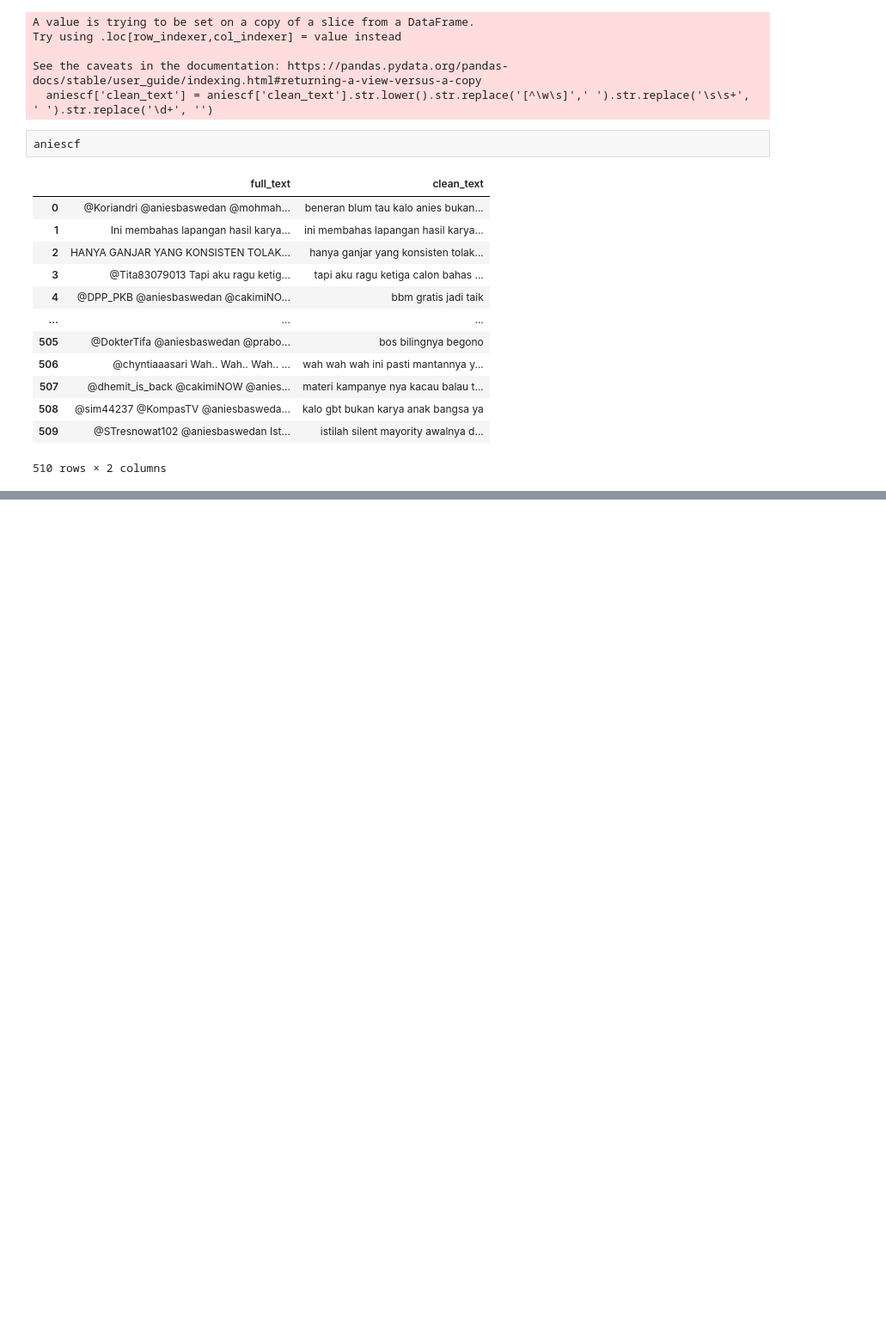
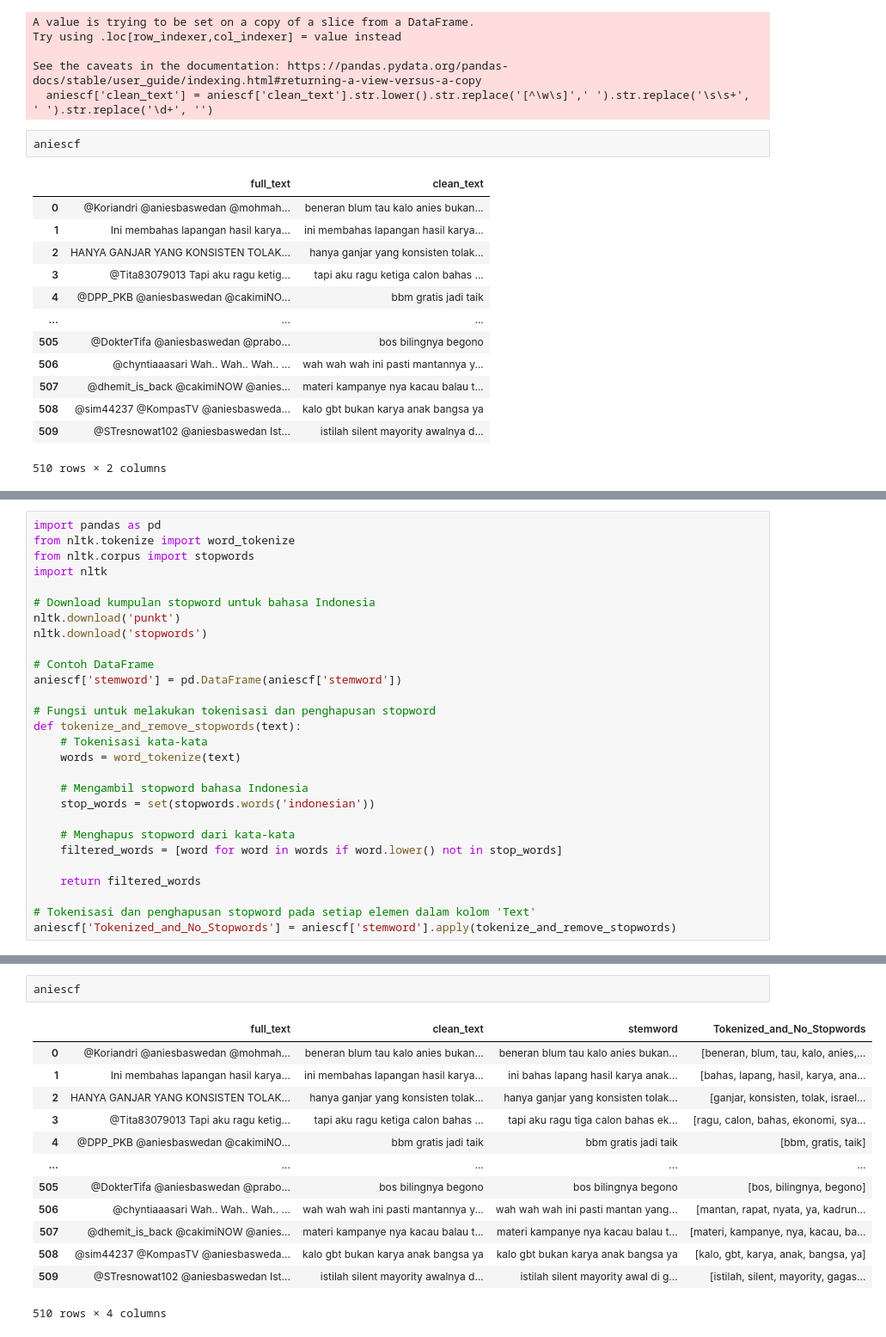
Before and after one commit to Alisya0910/SkripsiAlisya, a Jupyter notebook: Preprocessing.ipynb, the cells around one changed output, grey strips where cells are left out. Shown: that part at 86% size. Cells and saved outputs as stored; diff of their text form; blank space fills up the shorter version.

```diff
--- a/Preprocessing.ipynb
+++ b/Preprocessing.ipynb
@@ -241,0 +231,28 @@ aniescf[['clean_text','Tokenized_and_No_Stopwords']]
+# %%
+import pandas as pd
+from nltk.tokenize import word_tokenize
+from nltk.corpus import stopwords
+import nltk
+
+# Download kumpulan stopword untuk bahasa Indonesia
+nltk.download('punkt')
+nltk.download('stopwords')
+
+# Contoh DataFrame
+aniescf['stemword'] = pd.DataFrame(aniescf['stemword'])
+
+# Fungsi untuk melakukan tokenisasi dan penghapusan stopword
+def tokenize_and_remove_stopwords(text):
+    # Tokenisasi kata-kata
+    words = word_tokenize(text)
+
+    # Mengambil stopword bahasa Indonesia
+    stop_words = set(stopwords.words('indonesian'))
+
+    # Menghapus stopword dari kata-kata
+    filtered_words = [word for word in words if word.lower() not in stop_words]
+
+    return filtered_words
+
+# Tokenisasi dan penghapusan stopword pada setiap elemen dalam kolom 'Text'
+aniescf['Tokenized_and_No_Stopwords'] = aniescf['stemword'].apply(tokenize_and_remove_stopwords)
@@ -241,0 +274,16 @@ aniescf[['clean_text','Tokenized_and_No_Stopwords']]
+# %%
+aniescf
+# %% [output]
+|  | full_text | clean_text | stemword | Tokenized_and_No_Stopwords |
+| 0 | @Koriandri @aniesbaswedan @mohmah... | beneran blum tau kalo anies bukan... | beneran blum tau kalo anies bukan... | [beneran, blum, tau, kalo, anies,... |
+| 1 | Ini membahas lapangan hasil karya... | ini membahas lapangan hasil karya... | ini bahas lapang hasil karya anak... | [bahas, lapang, hasil, karya, ana... |
+| 2 | HANYA GANJAR YANG KONSISTEN TOLAK... | hanya ganjar yang konsisten tolak... | hanya ganjar yang konsisten tolak... | [ganjar, konsisten, tolak, israel... |
+| 3 | @Tita83079013 Tapi aku ragu ketig... | tapi aku ragu ketiga calon bahas ... | tapi aku ragu tiga calon bahas ek... | [ragu, calon, bahas, ekonomi, sya... |
+| 4 | @DPP_PKB @aniesbaswedan @cakimiNO... | bbm gratis jadi taik | bbm gratis jadi taik | [bbm, gratis, taik] |
+| ... | ... | ... | ... | ... |
+| 505 | @DokterTifa @aniesbaswedan @prabo... | bos bilingnya begono | bos bilingnya begono | [bos, bilingnya, begono] |
+| 506 | @chyntiaaasari Wah.. Wah.. Wah.. ... | wah wah wah ini pasti mantannya y... | wah wah wah ini pasti mantan yang... | [mantan, rapat, nyata, ya, kadrun... |
+| 507 | @dhemit_is_back @cakimiNOW @anies... | materi kampanye nya kacau balau t... | materi kampanye nya kacau balau t... | [materi, kampanye, nya, kacau, ba... |
+| 508 | @sim44237 @KompasTV @aniesbasweda... | kalo gbt bukan karya anak bangsa ya | kalo gbt bukan karya anak bangsa ya | [kalo, gbt, karya, anak, bangsa, ya] |
+| 509 | @STresnowat102 @aniesbaswedan Ist... | istilah silent mayority awalnya d... | istilah silent mayority awal di g... | [istilah, silent, mayority, gagas... |
+510 rows × 4 columns
```
Also changed, not shown: parts of 19 cells of this notebook.
